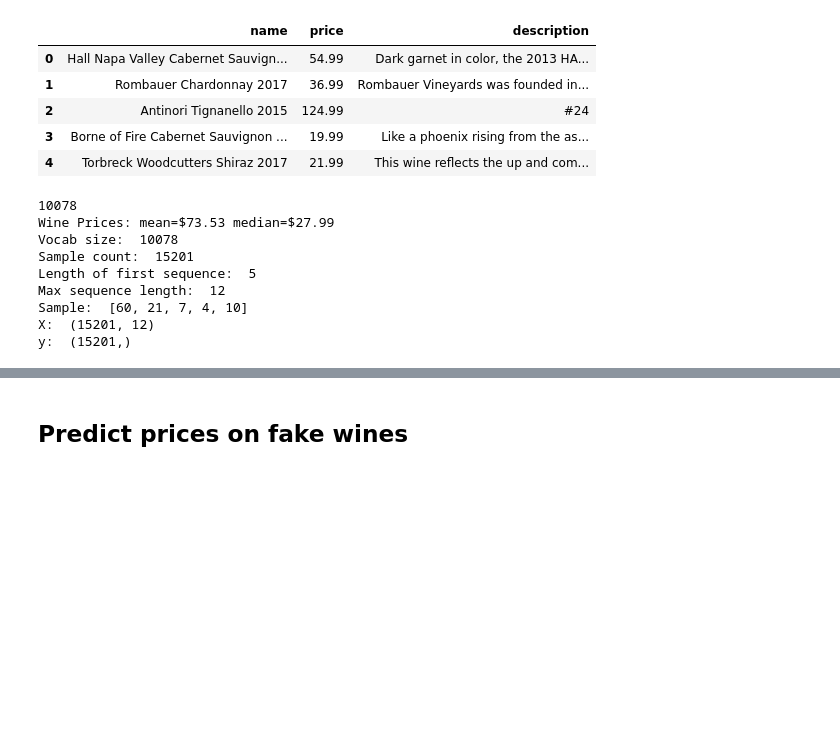
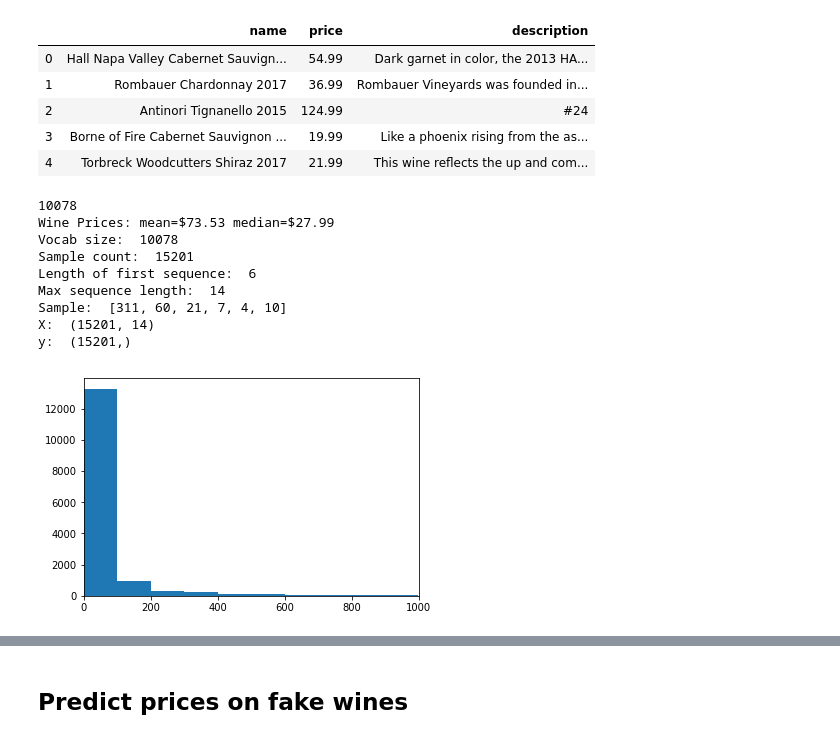
Before and after one commit to cipher982/this-wine-does-not-exist, a Jupyter notebook: 5_model_prices.ipynb, the cells around one changed output, grey strips where cells are left out. Saved outputs shown, nothing was run; the diff lists cells and outputs as text; code cells hidden in the pictures; blank space fills up the shorter version.

```diff
--- a/5_model_prices.ipynb
+++ b/5_model_prices.ipynb
@@ -54,7 +54,7 @@ df_wines.head()
 | 3 | Borne of Fire Cabernet Sauvignon ... | 19.99 | Like a phoenix rising from the as... |
 | 4 | Torbreck Woodcutters Shiraz 2017 | 21.99 | This wine reflects the up and com... |
 # %%
-NUM_WORDS = 200
+NUM_WORDS = 1000
 
 # create/fit tokenizer, convert to sequences and pad for model input
 docs = df_wines['name'].astype(str)
@@ -90,11 +90,18 @@ print("y: ",y.shape)
 Wine Prices: mean=$73.53 median=$27.99
 Vocab size:  10078
 Sample count:  15201
-Length of first sequence:  5
-Max sequence length:  12
-Sample:  [60, 21, 7, 4, 10]
-X:  (15201, 12)
+Length of first sequence:  6
+Max sequence length:  14
+Sample:  [311, 60, 21, 7, 4, 10]
+X:  (15201, 14)
 y:  (15201,)
+# %%
+plt.close()
+plt.hist(y[y<1000])
+plt.xlim(0,1000)
+plt.show()
+# %% [output]
+[figure, added]
 # %%
 LOSS_METRIC = 'mean_squared_error'
 
```
Also changed, not shown: parts of 6 cells of this notebook, 15 other files.
